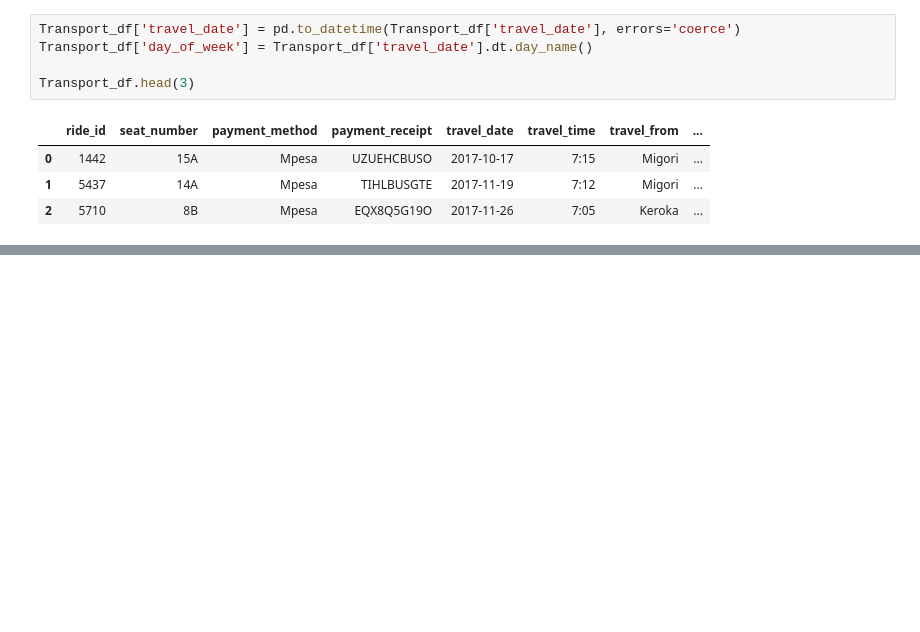
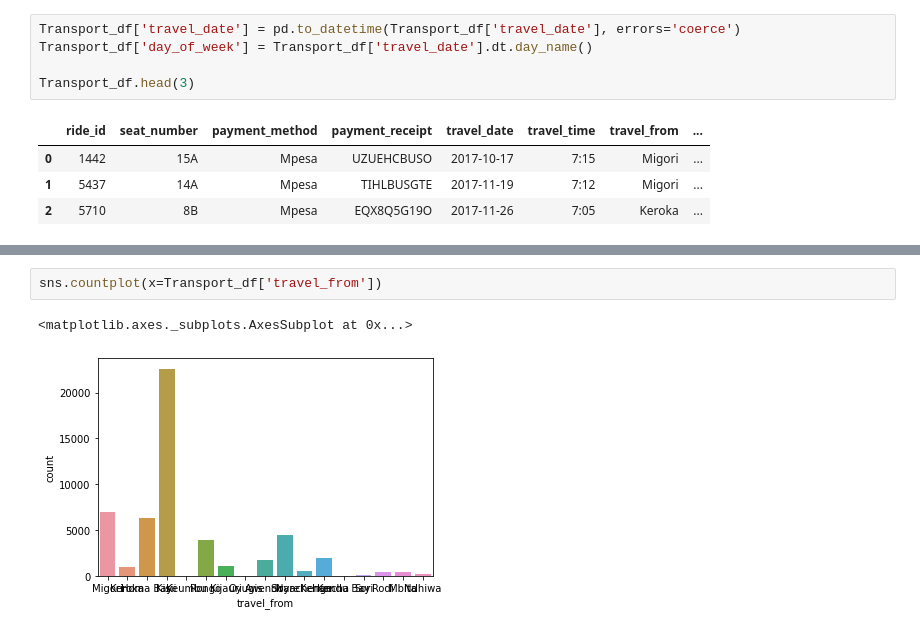
Before and after one commit to nasim78612/Demand-Prediction-for-Public-Transport-, a Jupyter notebook: Vanshika_Raj_Demand_Prediction_for_Public_Transport_Capstone_Project.ipynb, the cells around one changed output, grey strips where cells are left out. Drawn from its saved outputs; the diff is of its cells as text; blank space fills up the shorter version.

```diff
--- a/Vanshika_Raj_Demand_Prediction_for_Public_Transport_Capstone_Project.ipynb
+++ b/Vanshika_Raj_Demand_Prediction_for_Public_Transport_Capstone_Project.ipynb
@@ -126,0 +159,5 @@ sns.heatmap(Transport_df.corr().abs(),  annot=True)
+# %%
+sns.countplot(x=Transport_df['travel_from'])
+# %% [output]
+<matplotlib.axes._subplots.AxesSubplot at 0x...>
+[figure, added]
```
Also changed, not shown: parts of 12 cells of this notebook.
